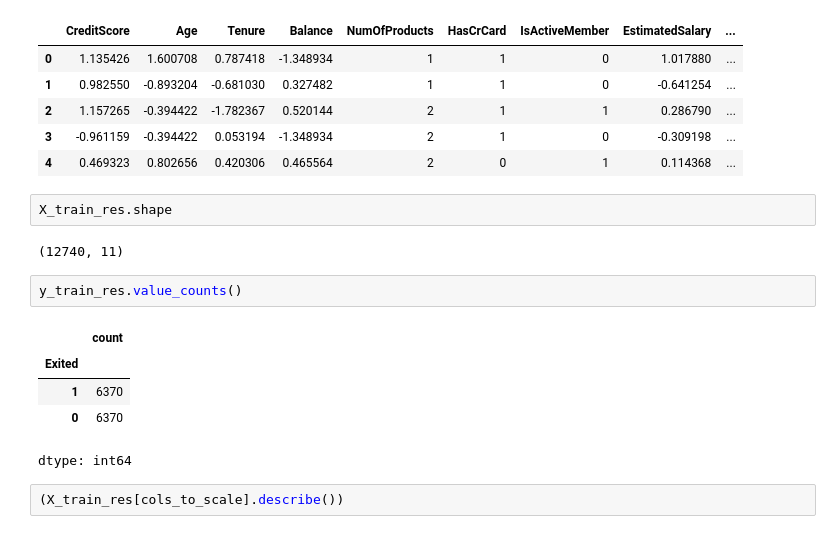
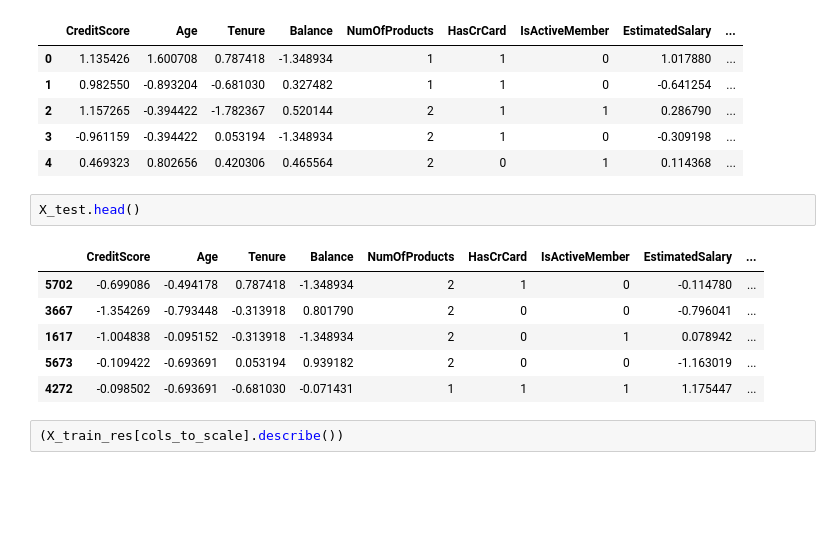
Before and after one commit to Asmitpremkumar16/Customer_Churn, a Jupyter notebook: Churn_Model.ipynb, the cells around one changed output. Cells and saved outputs as stored; diff of their text form; blank space fills up the shorter version.

```diff
--- a/Churn_Model.ipynb
+++ b/Churn_Model.ipynb
@@ -229,18 +223,15 @@ X_train_res.head()
 | 2 | 1.157265 | -0.394422 | -1.782367 | 0.520144 | 2 | 1 | 1 | 0.286790 | ... |
 | 3 | -0.961159 | -0.394422 | 0.053194 | -1.348934 | 2 | 1 | 0 | -0.309198 | ... |
 | 4 | 0.469323 | 0.802656 | 0.420306 | 0.465564 | 2 | 0 | 1 | 0.114368 | ... |
-# %%
-X_train_res.shape
-# %% [output]
-(12740, 11)
-# %%
-y_train_res.value_counts()
-# %% [output]
-|  | count |
-| Exited |  |
-| 1 | 6370 |
-| 0 | 6370 |
-dtype: int64
+# %%
+X_test.head()
+# %% [output]
+|  | CreditScore | Age | Tenure | Balance | NumOfProducts | HasCrCard | IsActiveMember | EstimatedSalary | ... |
+| 5702 | -0.699086 | -0.494178 | 0.787418 | -1.348934 | 2 | 1 | 0 | -0.114780 | ... |
+| 3667 | -1.354269 | -0.793448 | -0.313918 | 0.801790 | 2 | 0 | 0 | -0.796041 | ... |
+| 1617 | -1.004838 | -0.095152 | -0.313918 | -1.348934 | 2 | 0 | 1 | 0.078942 | ... |
+| 5673 | -0.109422 | -0.693691 | 0.053194 | 0.939182 | 2 | 0 | 0 | -1.163019 | ... |
+| 4272 | -0.098502 | -0.693691 | -0.681030 | -0.071431 | 1 | 1 | 1 | 1.175447 | ... |
 # %%
 (X_train_res[cols_to_scale].describe())
 # %% [output]
```
Also changed, not shown: parts of 10 cells of this notebook.
